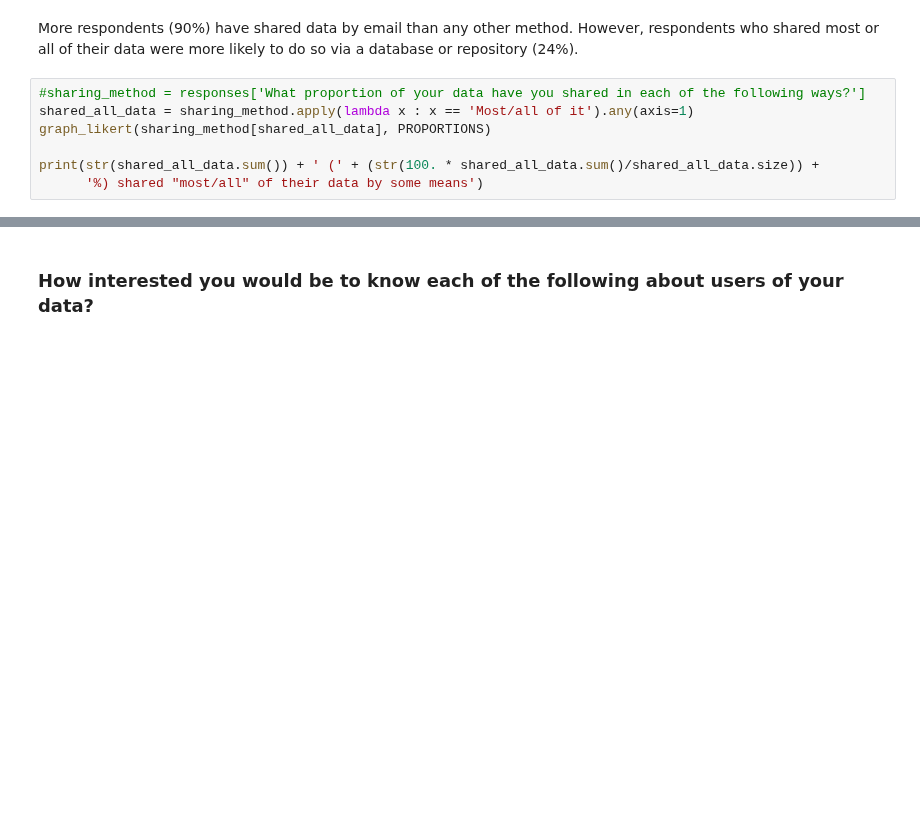
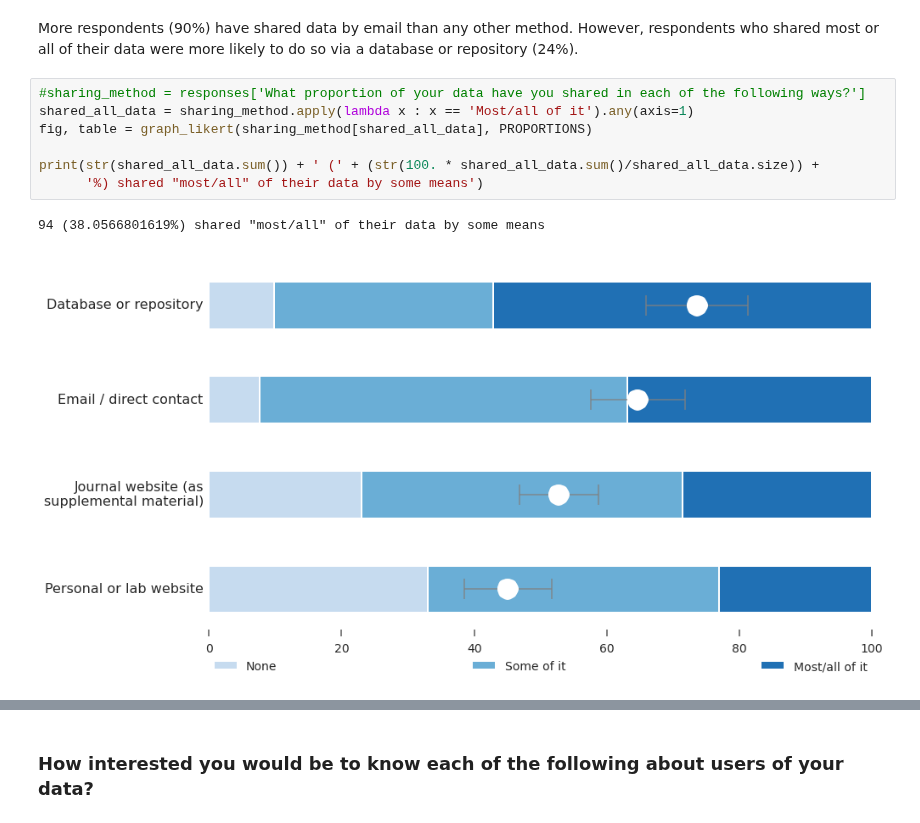
Before and after one commit to JEK-III/MDCSurvey, a Jupyter notebook: Making Data Count.ipynb, the cells around one changed output, grey strips where cells are left out. Cells and saved outputs as stored; diff of their text form; blank space fills up the shorter version.

```diff
--- a/Making Data Count.ipynb
+++ b/Making Data Count.ipynb
@@ -343,7 +449,10 @@ More respondents (90%) have shared data by email than any other method. However,
 # %%
 #sharing_method = responses['What proportion of your data have you shared in each of the following ways?']
 shared_all_data = sharing_method.apply(lambda x : x == 'Most/all of it').any(axis=1)
-graph_likert(sharing_method[shared_all_data], PROPORTIONS)
+fig, table = graph_likert(sharing_method[shared_all_data], PROPORTIONS)
 
 print(str(shared_all_data.sum()) + ' (' + (str(100. * shared_all_data.sum()/shared_all_data.size)) +
       '%) shared "most/all" of their data by some means')
+# %% [output]
+94 (38.0566801619%) shared "most/all" of their data by some means
+[figure, added]
```
Also changed, not shown: parts of 28 cells of this notebook, 5 other files.
